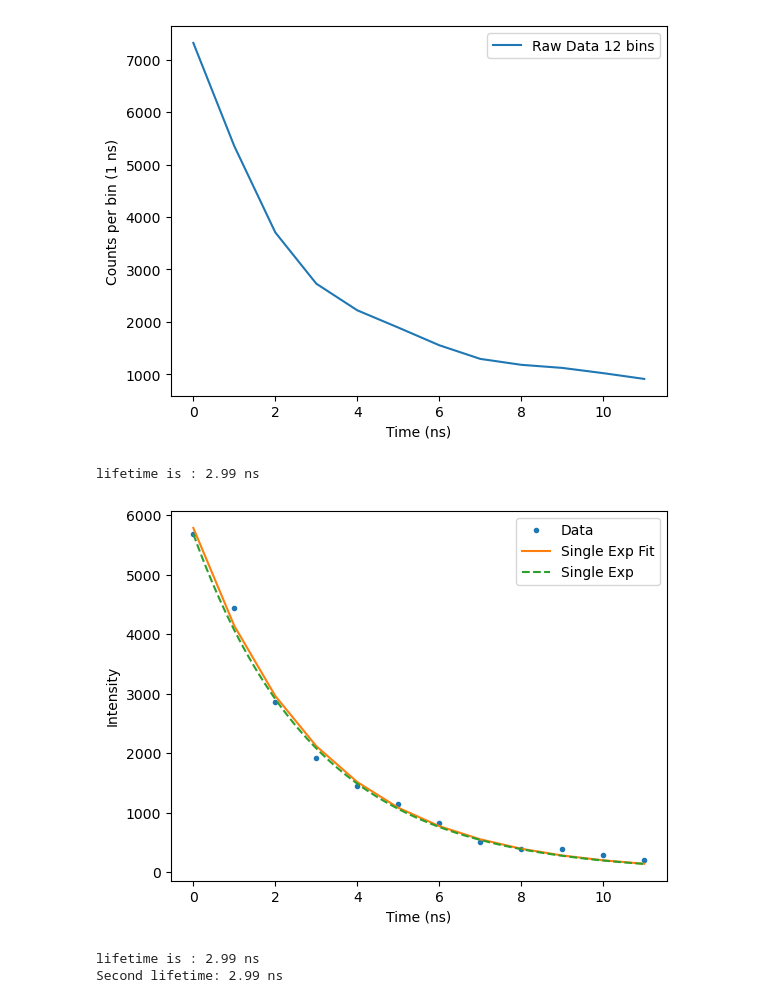
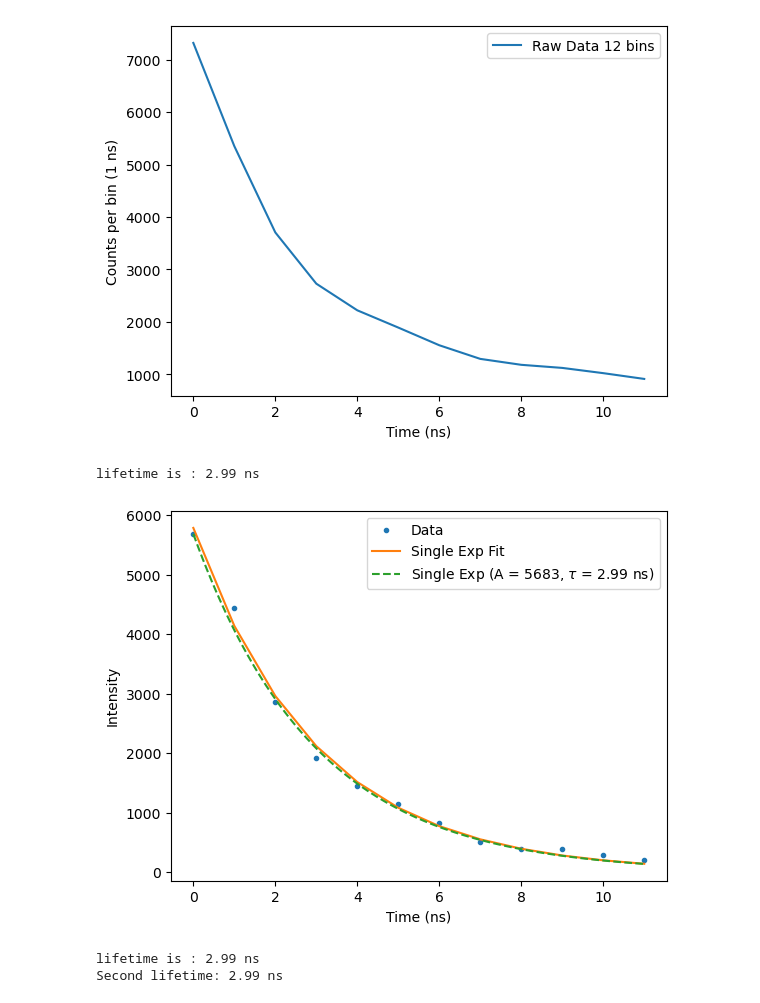
Before and after one commit to UW-Quantum-Defect-Lab/qdmodel, a Jupyter notebook: qdanalysis/timetagger_analysis/lifetimeanalysis.ipynb, the cells around one changed output. Cells and saved outputs as stored; diff of their text form; code cells hidden in the pictures.

```diff
--- a/qdanalysis/timetagger_analysis/lifetimeanalysis.ipynb
+++ b/qdanalysis/timetagger_analysis/lifetimeanalysis.ipynb
@@ -164,33 +164,35 @@ plot_data(times_qd_12, cts_qd_12, data_label_12, x_label, y_label)
 # %% [output]
 [figure]
 # %%
+true_cts = cts_qd_12 - cts_12
+
 def single_exponential(x, amplitude, lifetime):
     return amplitude * np.exp(-x/lifetime)
 
 def fit_single_exponential(x, y):
     amplitude_0 = 5683
     lifetime_0 = 10
     p0 = [amplitude_0, lifetime_0]
     popt, pcov = curve_fit(single_exponential, x, y, p0=p0, maxfev=10000, gtol = 1e-10)
     return popt, pcov
 
 popt, pcov = fit_single_exponential(times_qd_12, true_cts)
 lifetime_single = popt[1]
 print(f"lifetime is : {lifetime_single:.2f} ns")
 
 x_label = "Time (ns)"
 y_label = "Intensity"
 data_label = "Data"
 fit_label = "Single Exp Fit"
 plot_data(times_qd_12, true_cts, data_label, x_label, y_label, fmt_str=".", render=False)
 plot_data(times_qd_12, single_exponential(times_qd_12, *popt), fit_label, x_label, y_label, render=False)
 
 amplitude = 5683
 t_fit = np.linspace(0, 11, 100)
 y_single = single_exponential(t_fit, amplitude, lifetime_single)
-single_exp_label = "Single Exp"
+single_exp_label = "Single Exp (A = 5683, $\\tau$ = 2.99 ns)"
 plot_data(t_fit, y_single, single_exp_label, x_label, y_label, fmt_str="--")
 # %% [output]
 lifetime is : 2.99 ns
-[figure, old version]
+[figure, new version]
 # %%
```
Also changed, not shown: parts of 4 cells of this notebook.
